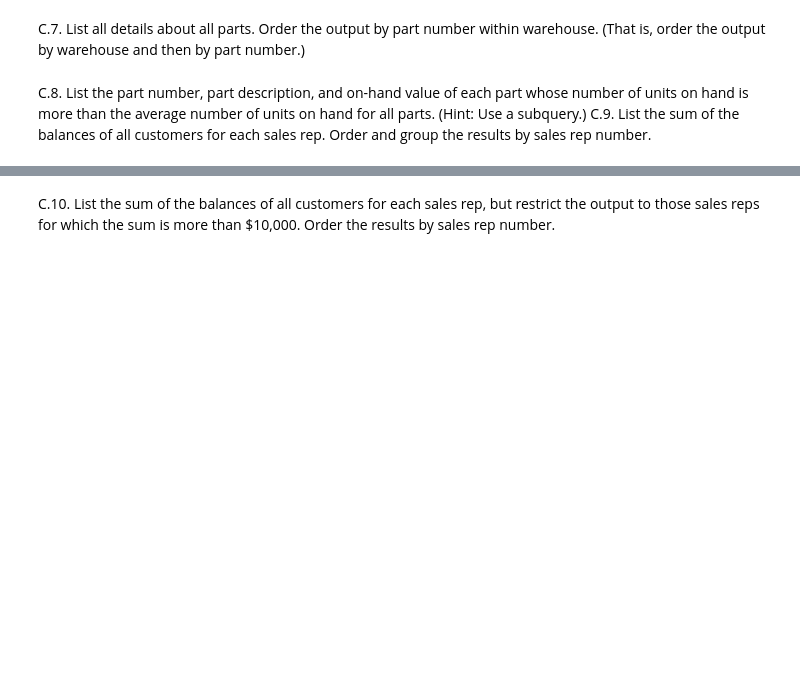
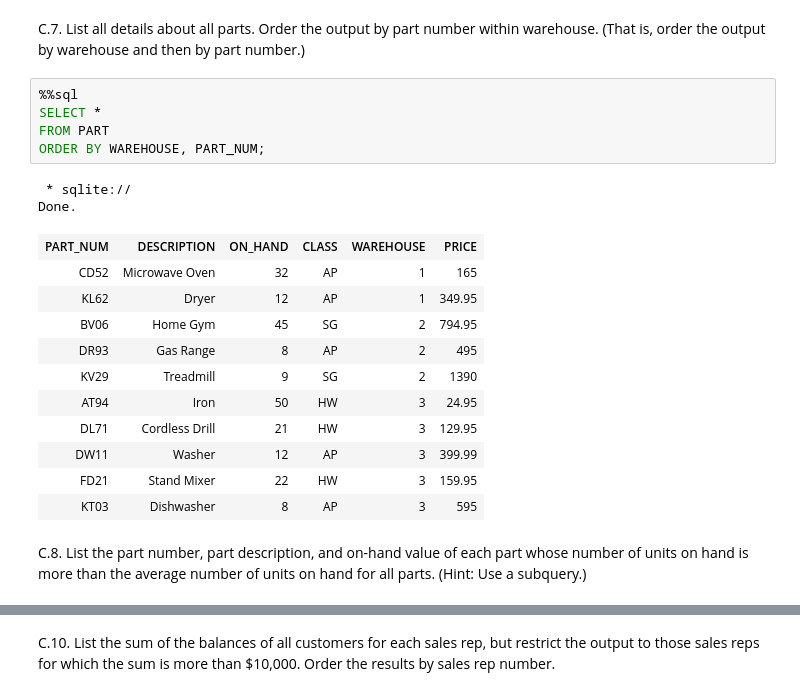
Before and after one commit to sni13/rsm312-businessAnalytics, a Jupyter notebook: Assignment.ipynb, the cells around one changed output, grey strips where cells are left out. Saved outputs shown, nothing was run; the diff lists cells and outputs as text; blank space fills up the shorter version.

```diff
--- a/Assignment.ipynb
+++ b/Assignment.ipynb
@@ -485,5 +594,23 @@ C.6. List all details about all parts. Order the output by part description.
 # %% [markdown]
 C.7. List all details about all parts. Order the output by part number within warehouse. (That is, order the output by warehouse and then by part number.)
+# %%
+%%sql
+SELECT *
+FROM PART
+ORDER BY WAREHOUSE, PART_NUM;
+# %% [output]
+ * sqlite://
+Done.
+| PART_NUM | DESCRIPTION | ON_HAND | CLASS | WAREHOUSE | PRICE |
+| CD52 | Microwave Oven | 32 | AP | 1 | 165 |
+| KL62 | Dryer | 12 | AP | 1 | 349.95 |
+| BV06 | Home Gym | 45 | SG | 2 | 794.95 |
+| DR93 | Gas Range | 8 | AP | 2 | 495 |
+| KV29 | Treadmill | 9 | SG | 2 | 1390 |
+| AT94 | Iron | 50 | HW | 3 | 24.95 |
+| DL71 | Cordless Drill | 21 | HW | 3 | 129.95 |
+| DW11 | Washer | 12 | AP | 3 | 399.99 |
+| FD21 | Stand Mixer | 22 | HW | 3 | 159.95 |
+| KT03 | Dishwasher | 8 | AP | 3 | 595 |
 # %% [markdown]
 C.8. List the part number, part description, and on-hand value of each part whose number of units on hand is more than the average number of units on hand for all parts. (Hint: Use a subquery.)
-C.9. List the sum of the balances of all customers for each sales rep. Order and group the results by sales rep number.
```
Also changed, not shown: parts of 23 cells of this notebook.
